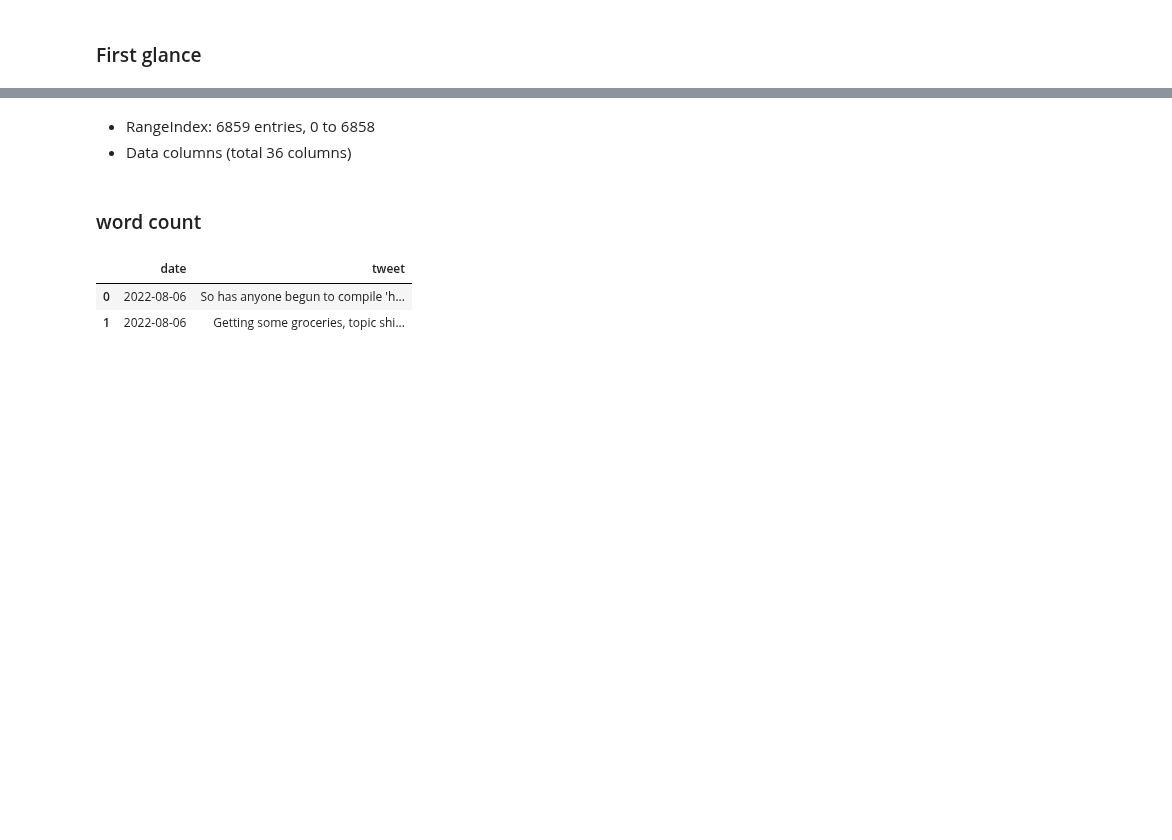
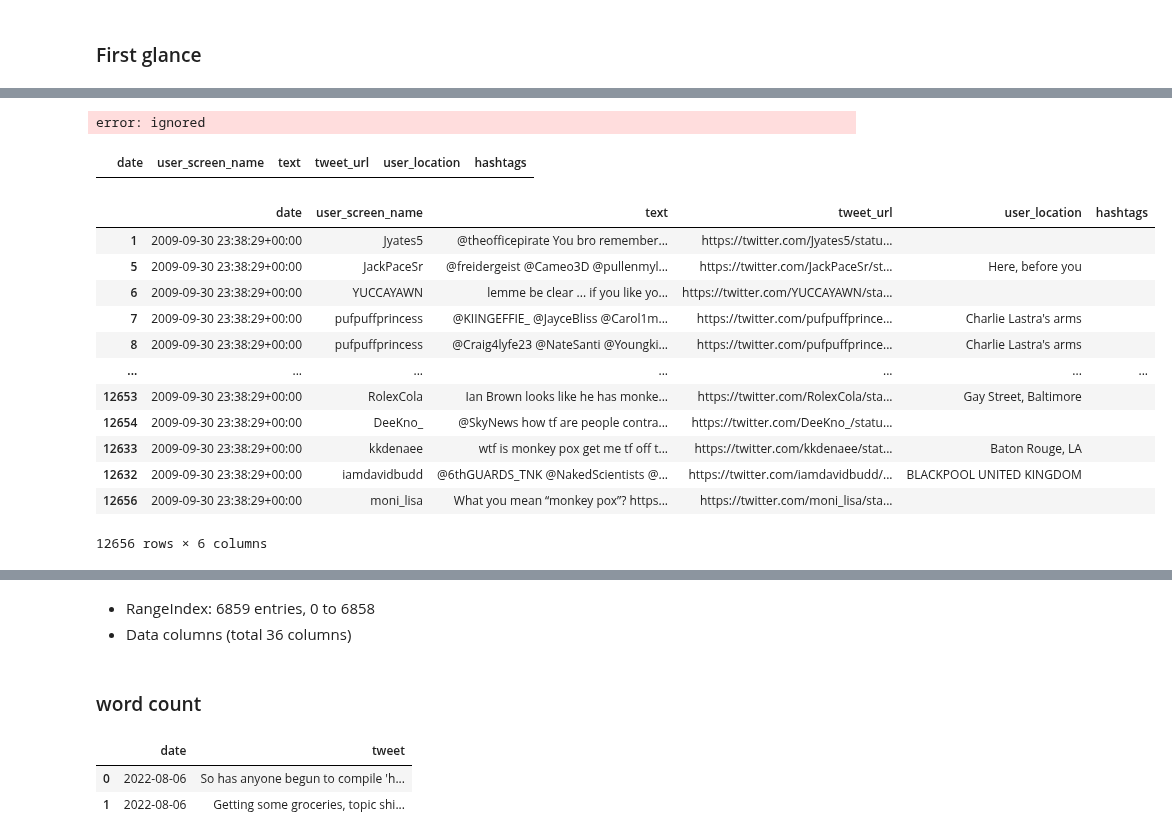
Before and after one commit to slp22/data-engineering-project, a Jupyter notebook: engineering_monkeypox_pipeline.ipynb, the cells around one changed output, grey strips where cells are left out. Cells and saved outputs as stored; diff of their text form; code cells hidden in the pictures; blank space fills up the shorter version.

Commit message:
eda hydrated tweets

```diff
--- a/engineering_monkeypox_pipeline.ipynb
+++ b/engineering_monkeypox_pipeline.ipynb
@@ -158,0 +154,2 @@ tweets_6.columns = tweets_6.iloc[0]
+# %%
+tweets_1 = tweets_1.drop([0])
@@ -239,0 +249,9 @@ Name: tweet, Length: 6859, dtype: object
+# %%
+# tweets_1['date'] = tweets_1['user_created_at'].astype('datetime64[ns]')
+# tweets_1['date'] = pd.to_datetime(tweets_1['user_created_at'], format='%Y-%m-%dT%l:%M:%S%z')
+# tweets_1['date'] = pd.to_datetime(tweets_1['user_created_at'], infer_datetime_format=True)
+
+
+tweets_1['date'] = pd.to_datetime(tweets_1['user_created_at'], format='%a %b %d %M:%M:%S +0000 %Y')
+# %% [output]
+error: ignored
@@ -239,0 +268,11 @@ Name: tweet, Length: 6859, dtype: object
+# %%
+tweets_1 = tweets_1[['date',
+                     'user_screen_name',
+                     'text',
+                     'tweet_url',
+                     'user_location',
+                     'hashtags']]
+tweets_1.head(2)
+# %%
+tweets_1 = tweets_1.sort_values('date')
+tweets_1.head(2)
@@ -239,0 +281,23 @@ Name: tweet, Length: 6859, dtype: object
+# %%
+
+# mask = tweets_1['date'] > '2022-05-01'
+
+tweets_1[(tweets_1['date'] > '2022-01-01') & (tweets_1['date'] < '2022-08-01')]
+# %% [output]
+|  | date | user_screen_name | text | tweet_url | user_location | hashtags |
+# %%
+tweets_1
+# %% [output]
+|  | date | user_screen_name | text | tweet_url | user_location | hashtags |
+| 1 | 2009-09-30 23:38:29+00:00 | Jyates5 | @theofficepirate You bro remember... | https://twitter.com/Jyates5/statu... |  |  |
+| 5 | 2009-09-30 23:38:29+00:00 | JackPaceSr | @freidergeist @Cameo3D @pullenmyl... | https://twitter.com/JackPaceSr/st... | Here, before you |  |
+| 6 | 2009-09-30 23:38:29+00:00 | YUCCAYAWN | lemme be clear ... if you like yo... | https://twitter.com/YUCCAYAWN/sta... |  |  |
+| 7 | 2009-09-30 23:38:29+00:00 | pufpuffprincess | @KIINGEFFIE_ @JayceBliss @Carol1m... | https://twitter.com/pufpuffprince... | Charlie Lastra's arms |  |
+| 8 | 2009-09-30 23:38:29+00:00 | pufpuffprincess | @Craig4lyfe23 @NateSanti @Youngki... | https://twitter.com/pufpuffprince... | Charlie Lastra's arms |  |
+| ... | ... | ... | ... | ... | ... | ... |
+| 12653 | 2009-09-30 23:38:29+00:00 | RolexCola | Ian Brown looks like he has monke... | https://twitter.com/RolexCola/sta... | Gay Street, Baltimore |  |
+| 12654 | 2009-09-30 23:38:29+00:00 | DeeKno_ | @SkyNews how tf are people contra... | https://twitter.com/DeeKno_/statu... |  |  |
+| 12633 | 2009-09-30 23:38:29+00:00 | kkdenaee | wtf is monkey pox get me tf off t... | https://twitter.com/kkdenaee/stat... | Baton Rouge, LA |  |
+| 12632 | 2009-09-30 23:38:29+00:00 | iamdavidbudd | @6thGUARDS_TNK @NakedScientists @... | https://twitter.com/iamdavidbudd/... | BLACKPOOL UNITED KINGDOM |  |
+| 12656 | 2009-09-30 23:38:29+00:00 | moni_lisa | What you mean “monkey pox”? https... | https://twitter.com/moni_lisa/sta... |  |  |
+12656 rows × 6 columns
```
Also changed, not shown: parts of 40 cells of this notebook.
